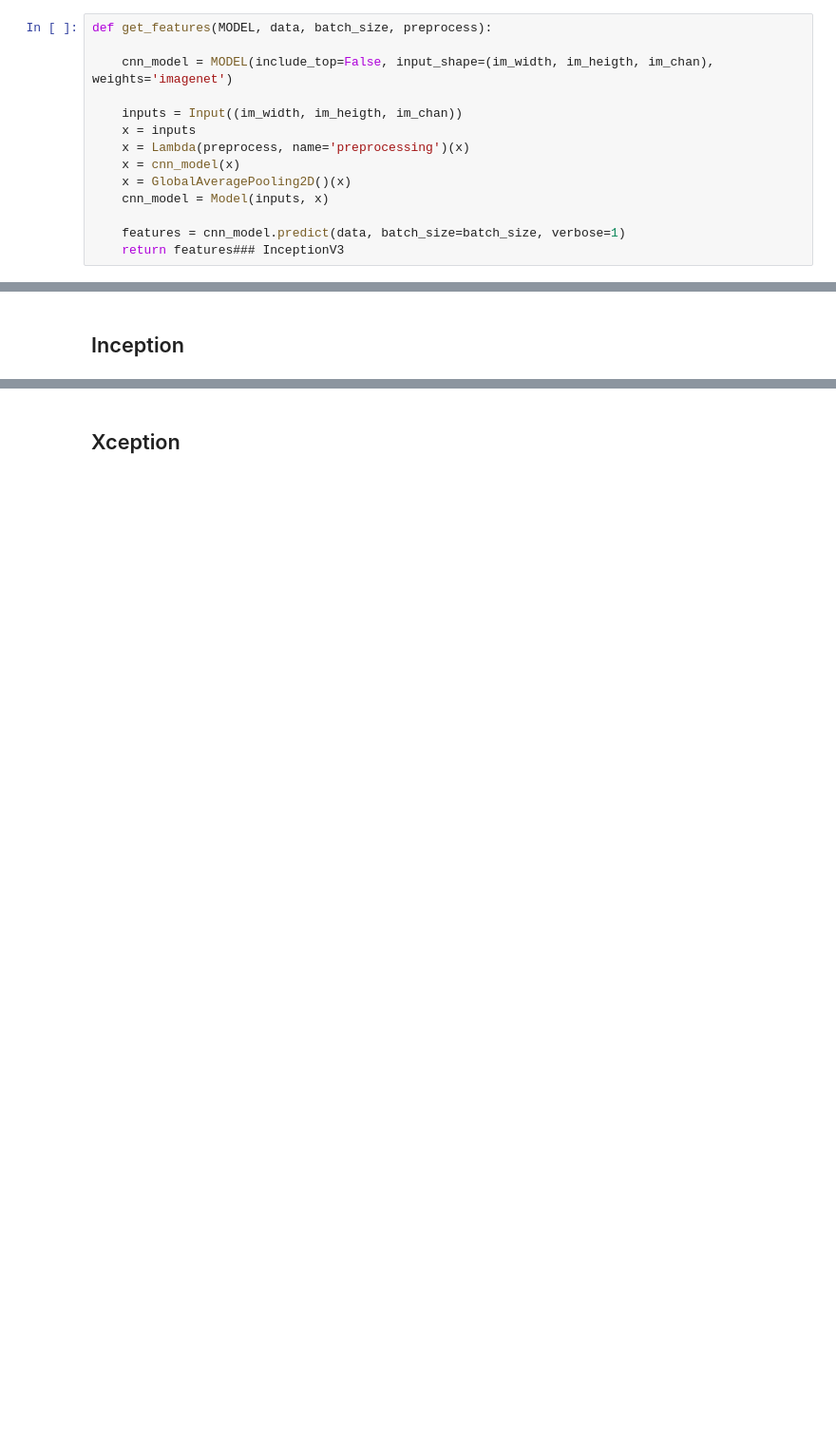
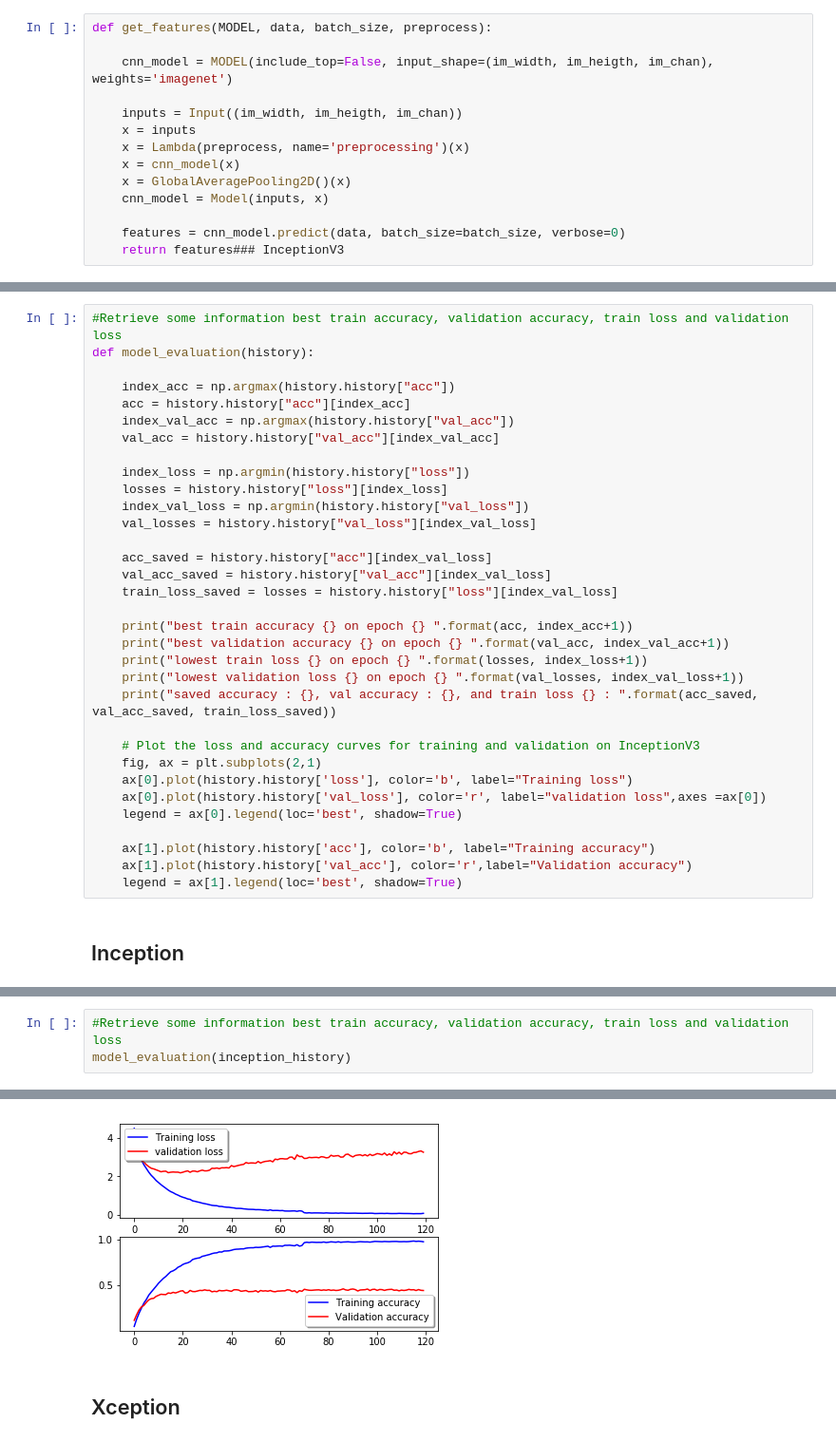
Before and after one commit to faizmisman/Grab-AI-challenge, a Jupyter notebook: Stacked_ensemble_model.ipynb, the cells around one changed output, grey strips where cells are left out. Shown at 95% size. Drawn from its saved outputs; the diff is of its cells as text; blank space fills up the shorter version.

```diff
--- a/Stacked_ensemble_model.ipynb
+++ b/Stacked_ensemble_model.ipynb
@@ -323,7 +312,7 @@ def get_features(MODEL, data, batch_size, preprocess):
     x = GlobalAveragePooling2D()(x)
     cnn_model = Model(inputs, x)
 
-    features = cnn_model.predict(data, batch_size=batch_size, verbose=1)
+    features = cnn_model.predict(data, batch_size=batch_size, verbose=0)
     return features### InceptionV3
 # %% [markdown]
 ### InceptionV3
@@ -576,5 +565,38 @@ Epoch 00005: val_loss improved from 2.80414 to 2.71440, saving model to saved_mo
 
 Learning rate is the step by which the optimizer walks through the 'loss landscape'. The higher it is, the bigger are the steps and the quicker is the convergence. However, the sampling is very poor with an high LR and the optimizer could probably fall into a local minima. Low learning rate shows slower convergence and lower chance of falling into a local minima, but it leads to underfitting and requires more epochs.
 To detect this, learning curve plot is used.
+# %%
+#Retrieve some information best train accuracy, validation accuracy, train loss and validation loss
+def model_evaluation(history):
+
+    index_acc = np.argmax(history.history["acc"])
+    acc = history.history["acc"][index_acc]
+    index_val_acc = np.argmax(history.history["val_acc"])
+    val_acc = history.history["val_acc"][index_val_acc]
+
+    index_loss = np.argmin(history.history["loss"])
+    losses = history.history["loss"][index_loss]
+    index_val_loss = np.argmin(history.history["val_loss"])
+    val_losses = history.history["val_loss"][index_val_loss]
+
+    acc_saved = history.history["acc"][index_val_loss]
+    val_acc_saved = history.history["val_acc"][index_val_loss]
+    train_loss_saved = losses = history.history["loss"][index_val_loss]
+
+    print("best train accuracy {} on epoch {} ".format(acc, index_acc+1))
+    print("best validation accuracy {} on epoch {} ".format(val_acc, index_val_acc+1))
+    print("lowest train loss {} on epoch {} ".format(losses, index_loss+1))
+    print("lowest validation loss {} on epoch {} ".format(val_losses, index_val_loss+1))
+    print("saved accuracy : {}, val accuracy : {}, and train loss {} : ".format(acc_saved, val_acc_saved, train_loss_saved))
+
+    # Plot the loss and accuracy curves for training and validation on InceptionV3
+    fig, ax = plt.subplots(2,1)
+    ax[0].plot(history.history['loss'], color='b', label="Training loss")
+    ax[0].plot(history.history['val_loss'], color='r', label="validation loss",axes =ax[0])
+    legend = ax[0].legend(loc='best', shadow=True)
+
+    ax[1].plot(history.history['acc'], color='b', label="Training accuracy")
+    ax[1].plot(history.history['val_acc'], color='r',label="Validation accuracy")
+    legend = ax[1].legend(loc='best', shadow=True)
 # %% [markdown]
 ## Inception
@@ -619,0 +603,4 @@ saved accuracy : 0.6536100196463654, val accuracy : 0.43034825870646765, and tra
+# %%
+#Retrieve some information best train accuracy, validation accuracy, train loss and validation loss
+model_evaluation(inception_history)
+# %% [output]
@@ -620,2 +612,3 @@ saved accuracy : 0.6536100196463654, val accuracy : 0.43034825870646765, and tra
+[figure, added]
 # %% [markdown]
 ## Xception
```
Also changed, not shown: parts of 44 cells of this notebook.
